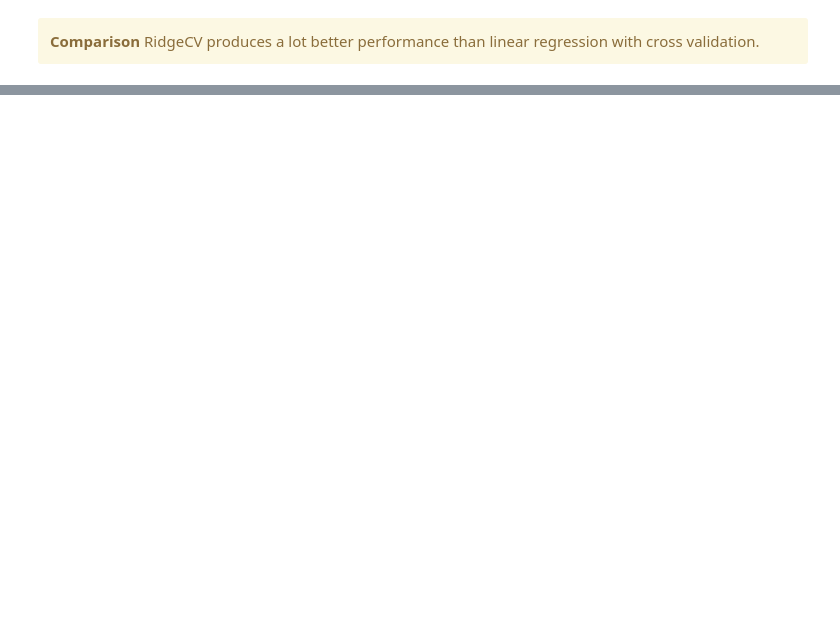
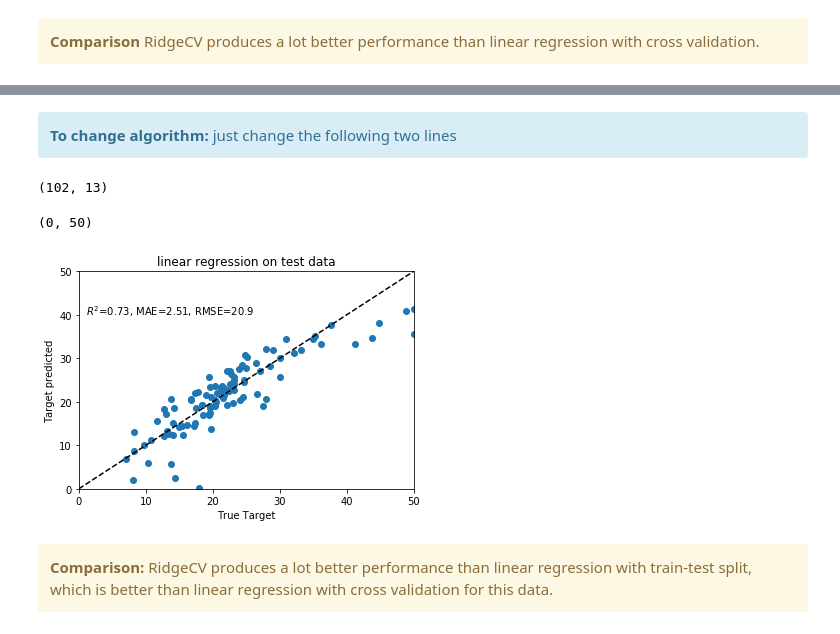
Before and after one commit to magicmathmandarin/PythonBasics, a Jupyter notebook: regression/Linear_Regression.ipynb, the cells around one changed output, grey strips where cells are left out. Saved outputs shown, nothing was run; the diff lists cells and outputs as text; code cells hidden in the pictures; blank space fills up the shorter version.

```diff
--- a/regression/Linear_Regression.ipynb
+++ b/regression/Linear_Regression.ipynb
@@ -254,0 +271,26 @@ Text(5,45,'$R^2$=0.59, MAE=2.83')
+# %% [markdown]
+<div class="alert alert-block alert-info"> <b>To change algorithm: </b> just change the following two lines</div>
+# %%
+my_regr = linear_model.LinearRegression()
+my_regr.fit(X_train, y_train)
+y_pred = my_regr.predict(X_test)
+# %%
+X_test.shape
+# %% [output]
+(102, 13)
+# %%
+f, ax =plt.subplots(1, 1)
+ax.scatter(y_test, y_pred)
+plt.plot([0, 50], [0, 50], '--k')
+ax.set_ylabel('Target predicted')
+ax.set_xlabel('True Target')
+ax.set_title('linear regression on test data')
+ax.text(1, 40, r'$R^2$=%.2f, MAE=%.2f, RMSE=%.1f' % (
+    r2_score(y_test, y_pred), median_absolute_error(y_test, y_pred),mean_squared_error(y_test,y_pred)))
+ax.set_xlim([0, 50])
+ax.set_ylim([0, 50])
+# %% [output]
+(0, 50)
+[figure, added]
+# %% [markdown]
+<div class="alert alert-block alert-warning"><b>Comparison: </b> RidgeCV produces a lot better performance than linear regression with train-test split, which is better than linear regression with cross validation for this data.</div>
```
Also changed, not shown: parts of 13 cells of this notebook.
